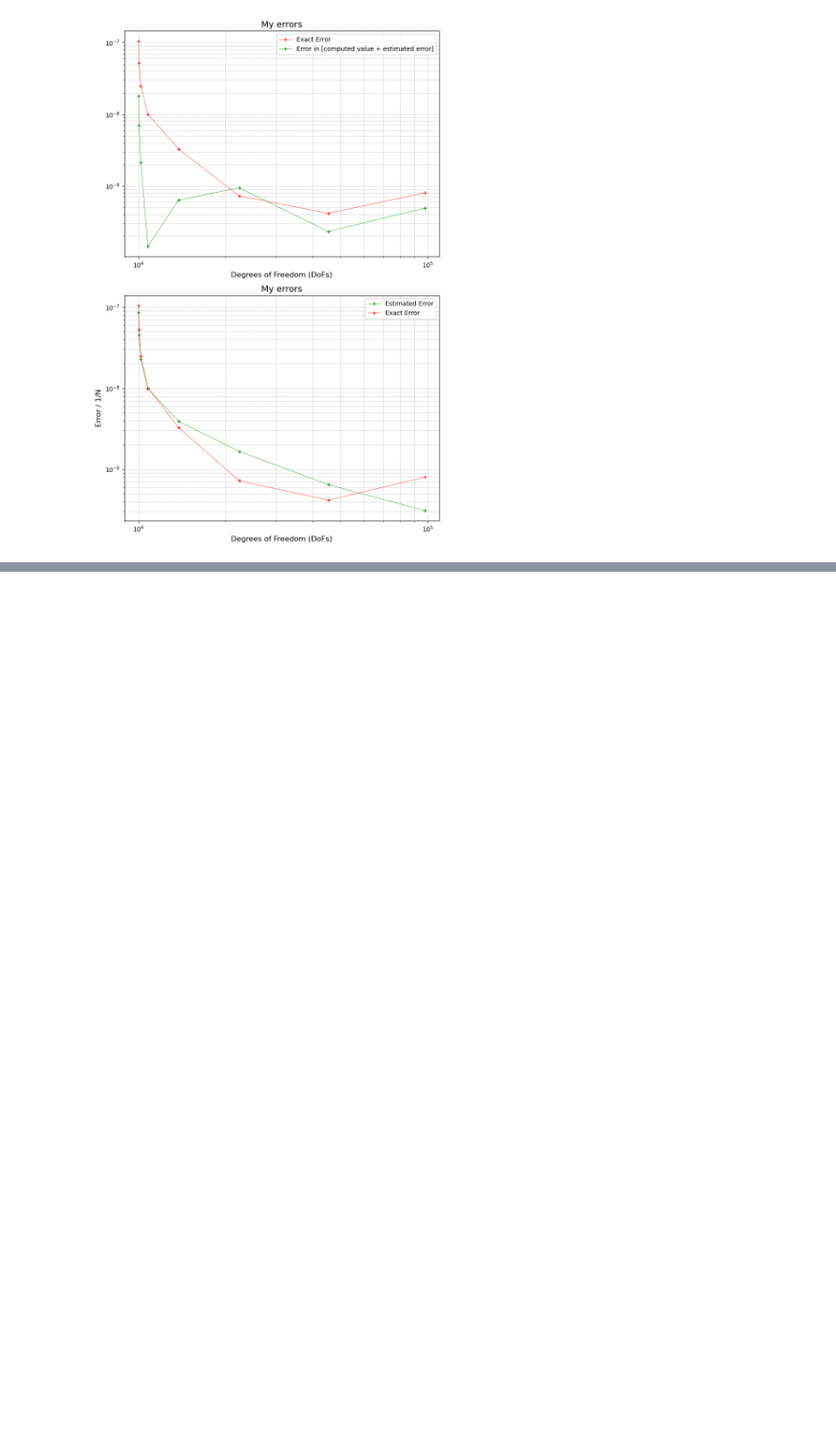
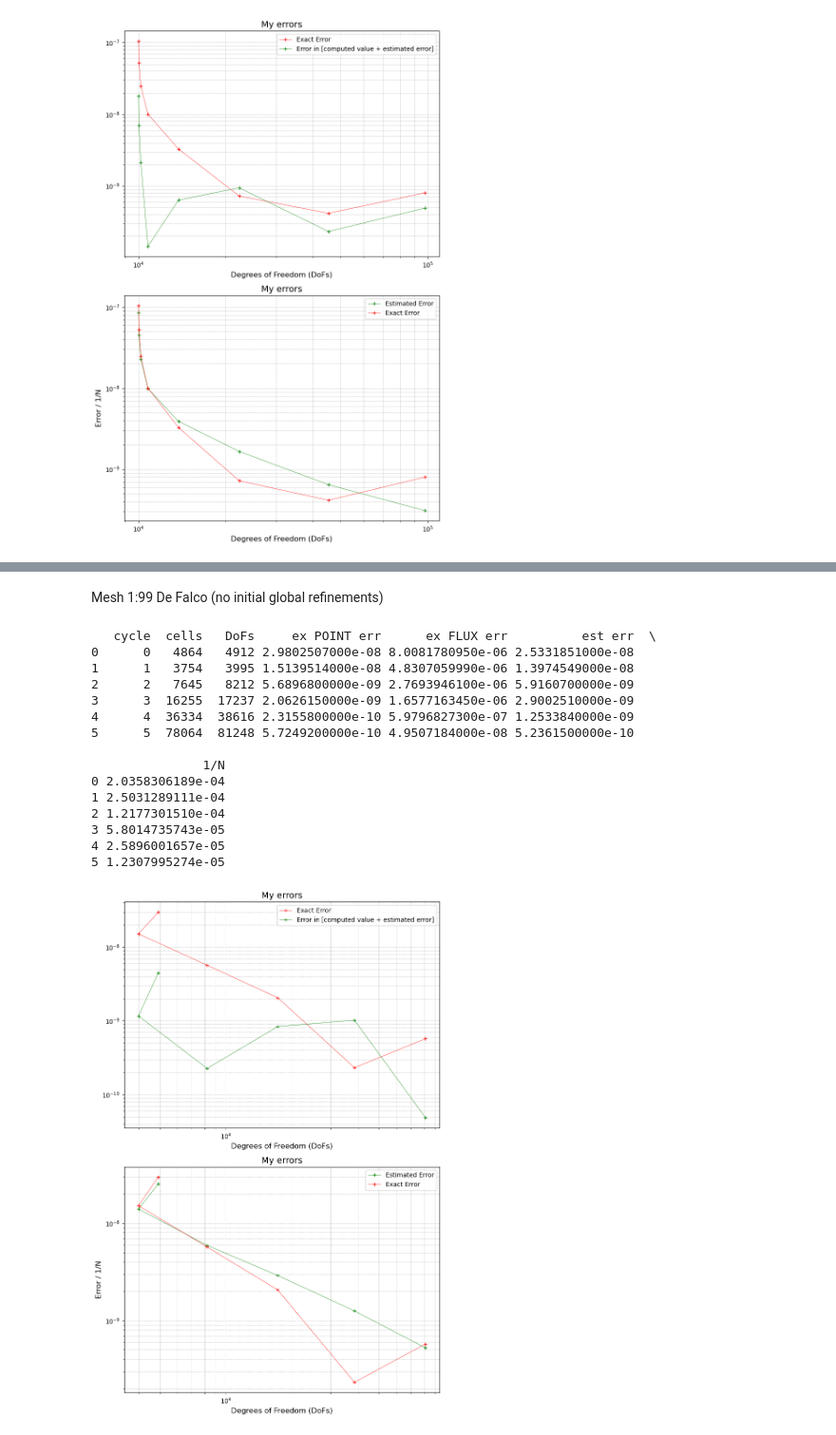
Before and after one commit to Matteo-Malve/ion_propulsion, a Jupyter notebook: postprocessing/error_convergence_plots.ipynb, the cells around one changed output, grey strips where cells are left out. Shown at 95% size. Cells and saved outputs as stored; diff of their text form; code cells hidden in the pictures; blank space fills up the shorter version.

```diff
--- a/postprocessing/error_convergence_plots.ipynb
+++ b/postprocessing/error_convergence_plots.ipynb
@@ -192,0 +191,63 @@ plt.show()
+# %% [markdown]
+Mesh 1:99 De Falco (no initial global refinements)
+# %%
+import pandas as pd
+import matplotlib.pyplot as plt
+import numpy as np
+
+# Load the data from the CSV file
+file_name = "../results/convergence_results.csv"
+#EXACT_VALUE = 0.0334473
+#EXACT_VALUE = 1.767446e-05    # Ratio 1:100
+EXACT_VALUE = 1.742630e-05     # Ratio 1:99
+data = pd.read_csv(file_name)
+
+# Compute 1/N (1/DoFs)
+data['1/N'] = 1 / data['DoFs']
+pd.options.display.float_format = '{:.10e}'.format  # 10 digits of precision
+print(data)
+
+# Create the figure
+plt.figure(figsize=(8, 12))  # Adjust the figure size for two plots
+
+# Plot 1: Original log-log plot
+plt.subplot(2, 1, 1)  # First subplot (top)
+plt.loglog(data['DoFs'], data['ex POINT err'], "r-+", linewidth=0.5, label='Exact Error')
+plt.loglog(data['DoFs'], abs(data['ex POINT err']-data["est err"]),"g-+", linewidth=0.5, label='Error in [computed value + estimated error]')
+#plt.loglog(data['DoFs'], abs((data['computed_value']+data["est err"])-EXACT_VALUE),"y-+", linewidth=0.5, label='(real) Error in [computed value + estimated error]')
+#plt.loglog(data['DoFs'], data['1/N']*0.03, "b:", linewidth=0.5, label='1/N')
+plt.xlabel('Degrees of Freedom (DoFs)', fontsize=12)
+plt.title('My errors', fontsize=14)
+plt.legend()
+plt.grid(True, which="both", linestyle='--', linewidth=0.5)
+
+# Plot 2: Duplicate plot
+plt.subplot(2, 1, 2)  # Second subplot (bottom)
+plt.loglog(data['DoFs'], data['est err'],"g-+", linewidth=0.5, label='Estimated Error')
+plt.loglog(data['DoFs'], data['ex POINT err'],"r-+", linewidth=0.5, label='Exact Error')
+plt.xlabel('Degrees of Freedom (DoFs)', fontsize=12)
+plt.ylabel('Error / 1/N', fontsize=12)
+plt.title('My errors', fontsize=14)
+plt.legend()
+plt.grid(True, which="both", linestyle='--', linewidth=0.5)
+
+# Adjust layout and show the plots
+plt.tight_layout()
+plt.show()
+# %% [output]
+   cycle  cells   DoFs     ex POINT err      ex FLUX err          est err  \
+0      0   4864   4912 2.9802507000e-08 8.0081780950e-06 2.5331851000e-08
+1      1   3754   3995 1.5139514000e-08 4.8307059990e-06 1.3974549000e-08
+2      2   7645   8212 5.6896800000e-09 2.7693946100e-06 5.9160700000e-09
+3      3  16255  17237 2.0626150000e-09 1.6577163450e-06 2.9002510000e-09
+4      4  36334  38616 2.3155800000e-10 5.9796827300e-07 1.2533840000e-09
+5      5  78064  81248 5.7249200000e-10 4.9507184000e-08 5.2361500000e-10
+
+               1/N
+0 2.0358306189e-04
+1 2.5031289111e-04
+2 1.2177301510e-04
+3 5.8014735743e-05
+4 2.5896001657e-05
+5 1.2307995274e-05
+[figure, added]
```
Also changed, not shown: parts of 6 cells of this notebook, 4 other files.
